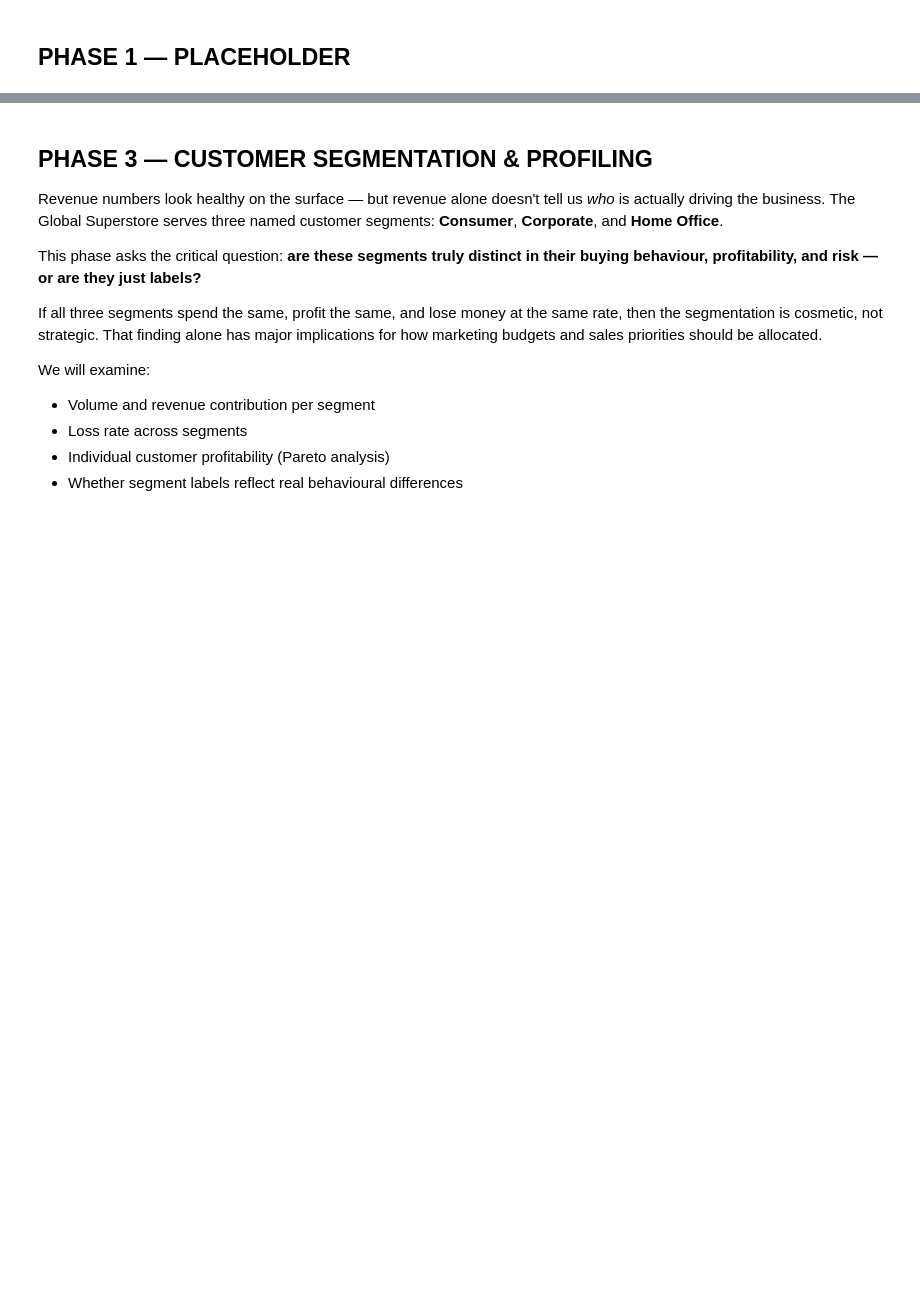
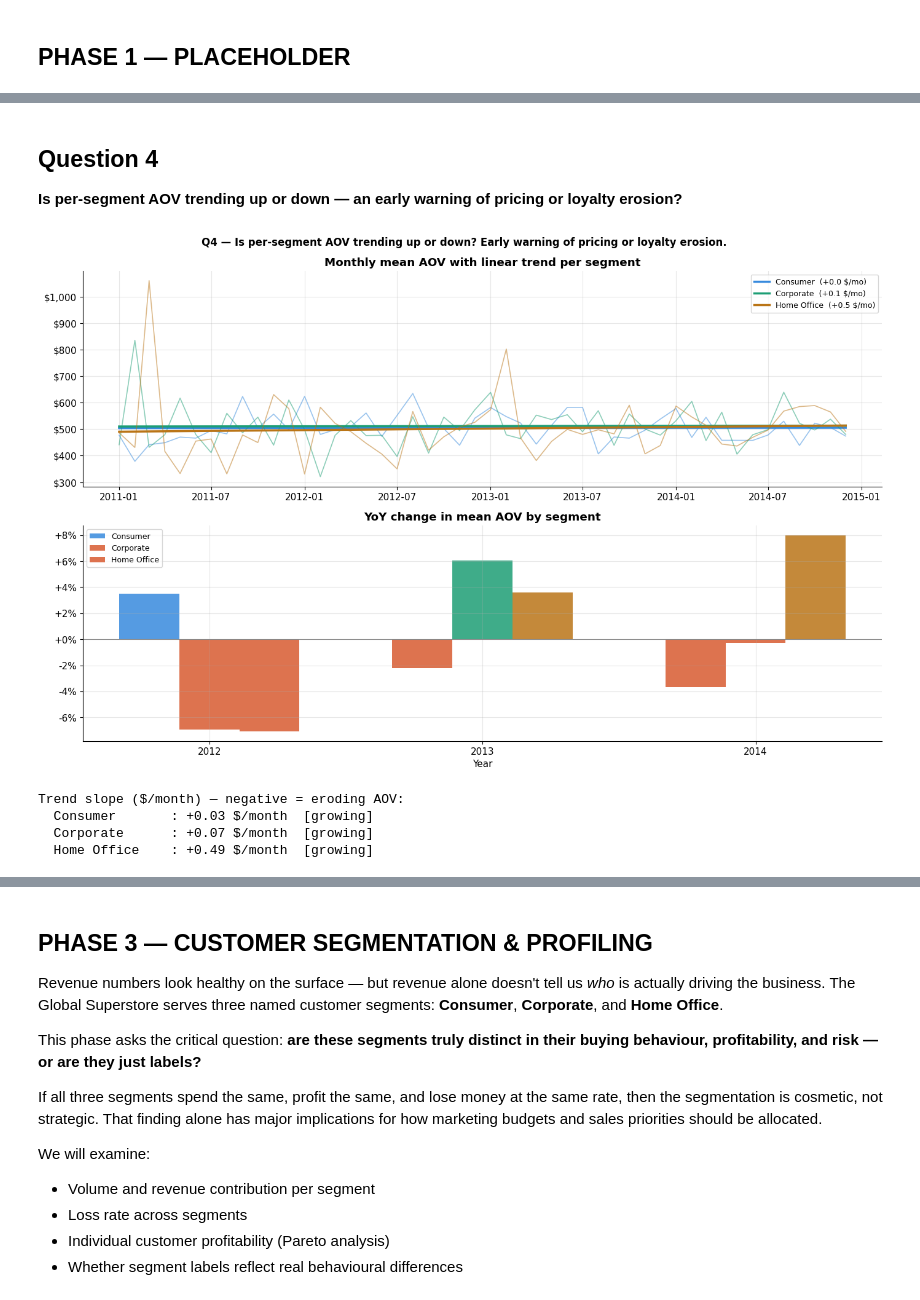
Before and after one commit to satwik12151/Capstone-Project-Group-3-, a Jupyter notebook: Capstone_Project_Group3.ipynb, the cells around one changed output, grey strips where cells are left out. Saved outputs shown, nothing was run; the diff lists cells and outputs as text; code cells hidden in the pictures; blank space fills up the shorter version.

```diff
--- a/Capstone_Project_Group3.ipynb
+++ b/Capstone_Project_Group3.ipynb
@@ -275,0 +524,52 @@ memory usage: 7.6+ MB
+# %% [markdown]
+## Question 4
+
+**Is per-segment AOV trending up or down — an early warning of pricing or loyalty erosion?**
+# %%
+fig, axes = plt.subplots(2, 1, figsize=(14, 9))
+fig.suptitle(
+    "Q4 — Is per-segment AOV trending up or down? Early warning of pricing or loyalty erosion.",
+    fontsize=12, fontweight="bold"
+)
+
+for seg, colour in SEG_PALETTE.items():
+    ts = orders[orders["segment"] == seg].groupby("ds")["aov"].mean().sort_index()
+    axes[0].plot(ts.index, ts.values, color=colour, lw=1.2, alpha=0.5)
+    if len(ts) > 2:
+        coef = np.polyfit(np.arange(len(ts)), ts.values, 1)
+        axes[0].plot(ts.index, np.poly1d(coef)(np.arange(len(ts))),
+                     color=colour, lw=2.5, label=f"{seg}  ({coef[0]:+.1f} $/mo)")
+axes[0].yaxis.set_major_formatter(mticker.FuncFormatter(lambda v, _: f"${v:,.0f}"))
+axes[0].set_title("Monthly mean AOV with linear trend per segment", fontweight="bold")
+axes[0].legend(fontsize=9)
+
+yr_seg = orders.groupby(["order_year","segment"])["aov"].mean().unstack()
+yoy    = yr_seg.pct_change().mul(100).dropna(how="all")
+x      = np.arange(len(yoy))
+for i, (seg, colour) in enumerate(SEG_PALETTE.items()):
+    if seg not in yoy.columns: continue
+    vals = yoy[seg].fillna(0)
+    axes[1].bar(x + i * 0.22, vals,
+                width=0.22, edgecolor="none", label=seg,
+                color=[colour if v >= 0 else "#D85A30" for v in vals], alpha=0.85)
+axes[1].axhline(0, color="#888", lw=0.8)
+axes[1].set_xticks(x + 0.22); axes[1].set_xticklabels([str(y) for y in yoy.index])
+axes[1].yaxis.set_major_formatter(mticker.FuncFormatter(lambda v, _: f"{v:+.0f}%"))
+axes[1].set_title("YoY change in mean AOV by segment", fontweight="bold")
+axes[1].set_xlabel("Year"); axes[1].legend(fontsize=9)
+
+fig.tight_layout()
+plt.show()
+
+print("\nTrend slope ($/month) — negative = eroding AOV:")
+for seg in SEG_PALETTE:
+    ts = orders[orders["segment"] == seg].groupby("ds")["aov"].mean().sort_index()
+    if len(ts) > 2:
+        slope = np.polyfit(np.arange(len(ts)), ts.values, 1)[0]
+        print(f"  {seg:15s}: {slope:+.2f} $/month  [{'DECLINING' if slope < 0 else 'growing'}]")
+# %% [output]
+[figure, added]
+Trend slope ($/month) — negative = eroding AOV:
+  Consumer       : +0.03 $/month  [growing]
+  Corporate      : +0.07 $/month  [growing]
+  Home Office    : +0.49 $/month  [growing]
```
Also changed, not shown: parts of 29 cells of this notebook.
